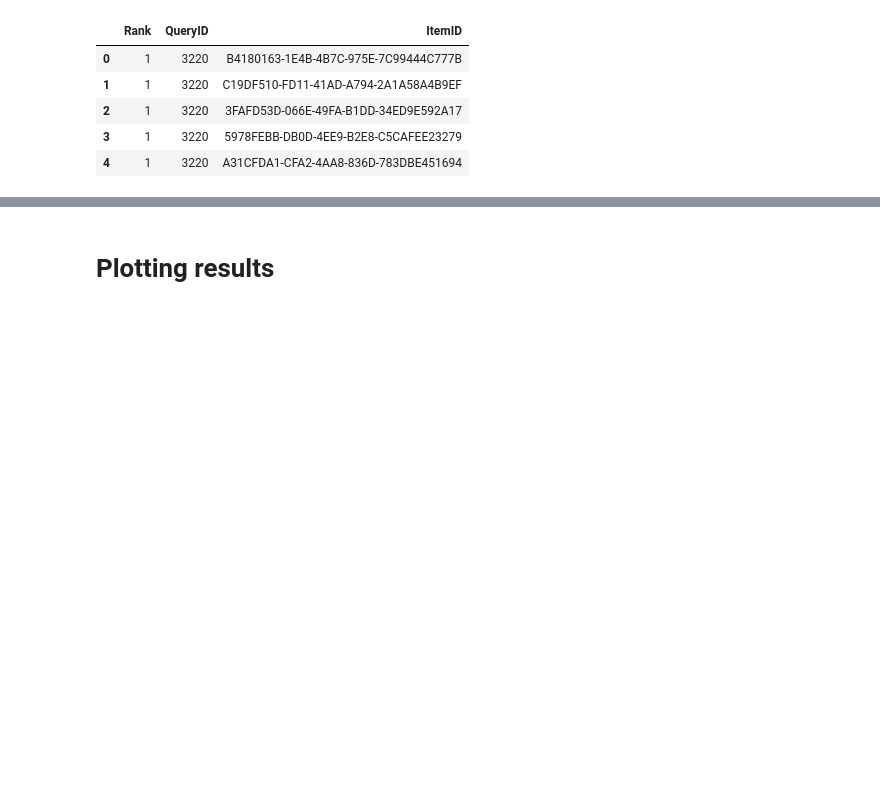
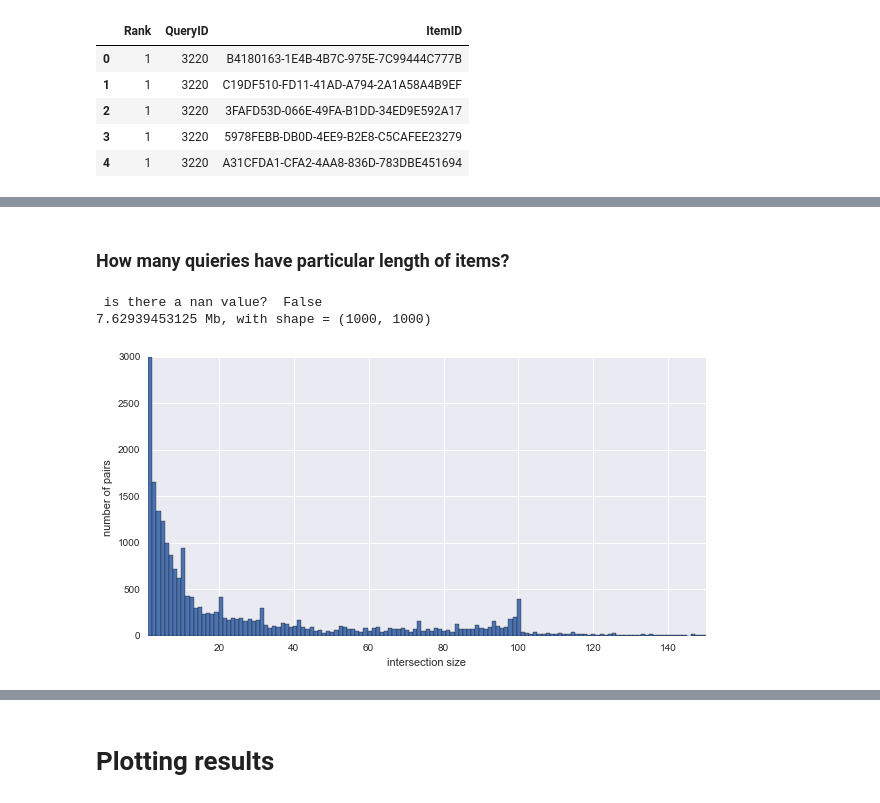
Before and after one commit to shayakhmetov/rank_corr_clustering, a Jupyter notebook: main.ipynb, the cells around one changed output, grey strips where cells are left out. Saved outputs shown, nothing was run; the diff lists cells and outputs as text; code cells hidden in the pictures; blank space fills up the shorter version.

```diff
--- a/main.ipynb
+++ b/main.ipynb
@@ -106,0 +116,2 @@ gc.collect()
+# %% [markdown]
+### How many quieries have particular length of items?
@@ -106,0 +127,25 @@ gc.collect()
+# %%
+%prun intersection_matrix = sklearn.metrics.pairwise_distances(S[:1000], metric=intersection_size)
+print('is there a nan value? ', np.isnan(intersection_matrix).any())
+memory_usage(intersection_matrix)
+# %% [output]
+ is there a nan value?  False
+7.62939453125 Mb, with shape = (1000, 1000)
+# %%
+def plot_distance_values(distance_matrix, xlabel='distance', ret=False, bins=100, xlim=None, ylim=None):
+    i, j = np.triu_indices(distance_matrix.shape[0])
+    values = distance_matrix[i[i != j], j[j != i]]
+    n, bins, patches = pl.hist(values, bins=bins)
+    pl.xlabel(xlabel)
+    pl.ylabel('number of pairs')
+    if xlim:
+        pl.xlim(xlim)
+    if ylim:
+        pl.ylim(ylim)
+    if ret:
+        return pd.Series(values)
+# %%
+plot_distance_values(intersection_matrix, 'intersection size', bins=1000, ylim=[0,3000], xlim=[1,150])
+pl.savefig('../plots/intersection_sizes_zoomed.png')
+# %% [output]
+[figure, added]
```
Also changed, not shown: parts of 24 cells of this notebook.
